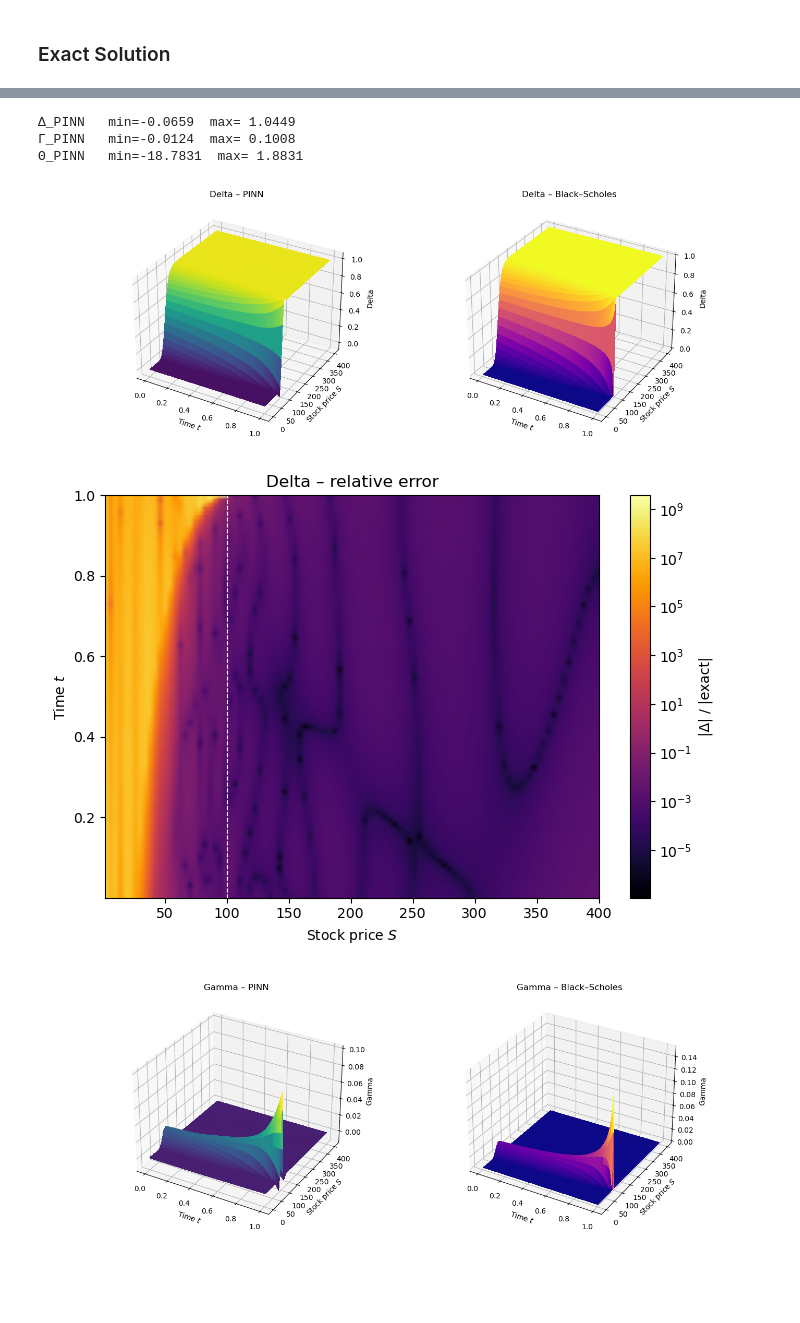
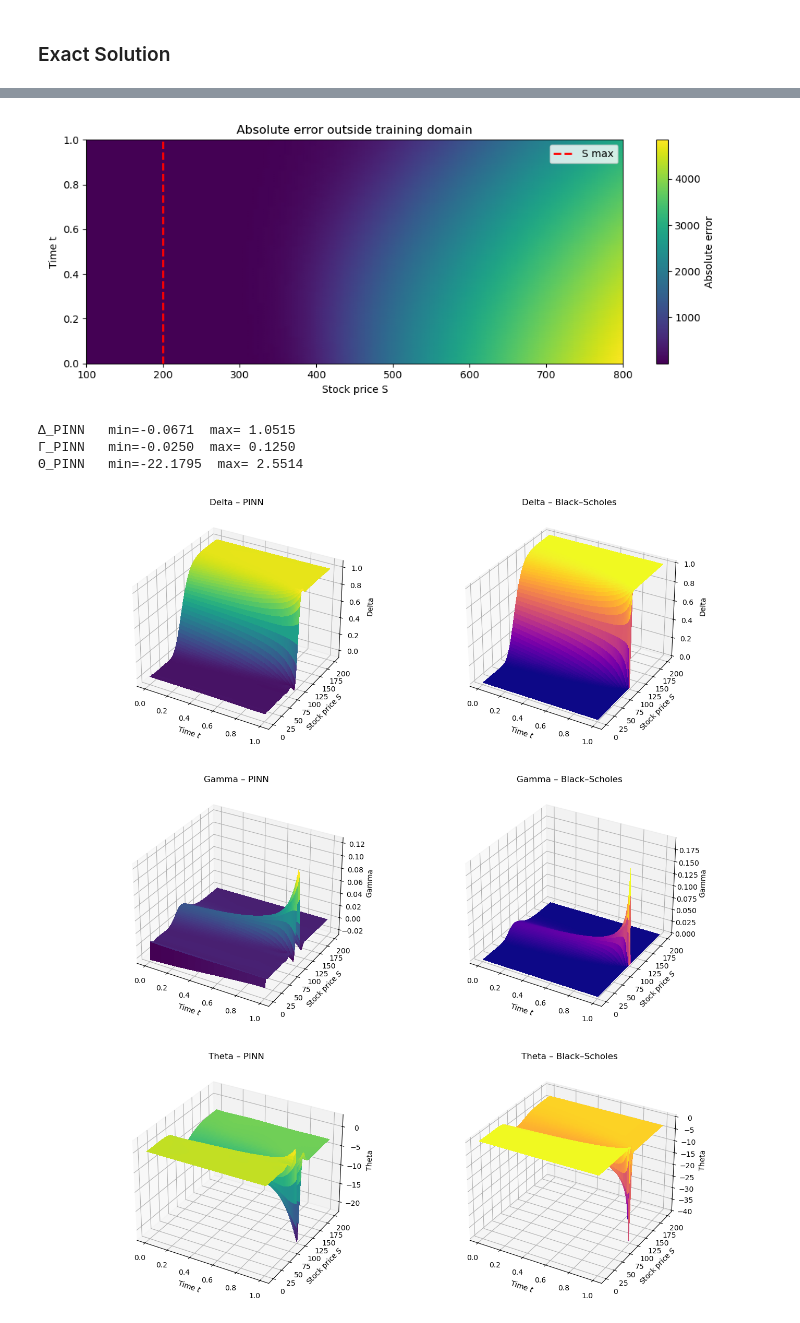
Before and after one commit to jmelo11/pricing_pinns, a Jupyter notebook: experiments/blackscholes/call/call.ipynb, the cells around one changed output, grey strips where cells are left out. Cells and saved outputs as stored; diff of their text form; code cells hidden in the pictures; blank space fills up the shorter version.

```diff
--- a/experiments/blackscholes/call/call.ipynb
+++ b/experiments/blackscholes/call/call.ipynb
@@ -31,7 +31,7 @@ torch.set_default_dtype(DTYPE)
 ## Parameters
 # %%
 STRIKE = 100
-S_MIN, S_MAX =  0, 4*STRIKE
+S_MIN, S_MAX =  0, 2*STRIKE
 X_MIN, X_MAX = np.log((S_MIN+1e-4)/STRIKE), np.log(S_MAX/STRIKE)
 
 T     = 1.0      # years to expiry
@@ -219,18 +218,18 @@ plt.show()
 # %%
 # smooth absolute / relative-error heat-maps
-fig2 = plt.figure(figsize=(10, 7))
+fig2 = plt.figure(figsize=(10, 6))
 
-eps = 1e-4
+eps = 1e-1
 rel_err_np = np.abs(V_pinn_np - V_bs_np) / np.where(np.abs(V_bs_np) > eps,
                                                     V_bs_np,
                                                     np.nan)
+den  = np.maximum(np.abs(V_bs_np), eps)
+rel_err_np  = np.abs(V_pinn_np - den) / den
 
 # absolute error -----------------------------------------------------------
 ax1 = fig2.add_subplot(2, 1, 1)
-cmesh1 = ax1.pcolormesh(S_np, t_np, err_np,
-                        shading="gouraud",           # <- smooth shading
-                        cmap="inferno")
-ax1.set_title("Absolute error |V_PINN - V_BS|")
+cmesh1 = ax1.pcolormesh(S_np, t_np, err_np, cmap="viridis")
+ax1.set_title(r"Absolute error $|V_\text{PINN} - V_\text{BS}|$")
 ax1.set_xlabel("Stock price S")
 ax1.set_ylabel("Time t")
 ax1.axvline(x=STRIKE, color="red", linestyle="--", linewidth=2,
@@ -243,10 +242,9 @@ ax2 = fig2.add_subplot(2, 1, 2)
 log_norm = mcolors.LogNorm(vmin=np.nanmin(rel_err_np[rel_err_np > 0]),
                            vmax=np.nanmax(rel_err_np))
 cmesh2 = ax2.pcolormesh(S_np, t_np, rel_err_np,
-                        shading="gouraud",           # <- smooth shading
                         cmap="viridis",
                         norm=log_norm)
-ax2.set_title("Relative error |V_PINN - V_BS| / V_BS")
+ax2.set_title(r"Relative error $|V_\text{PINN} - V_\text{BS}| / V_\text{BS}$")
 ax2.set_xlabel("Stock price S")
 ax2.set_ylabel("Time t")
 ax2.axvline(x=STRIKE, color="red", linestyle="--", linewidth=2,
@@ -381,19 +387,21 @@ ax_ex  = fig_ex.add_subplot(111)
 
 pcm = ax_ex.pcolormesh(S_ex_np, T - tau_ex_np, err_ex,
                        shading="gouraud",
-                       cmap="inferno")
+                       cmap="viridis")
 ax_ex.set_title("Absolute error outside training domain")
 ax_ex.set_xlabel("Stock price S")
 ax_ex.set_ylabel("Time t")
 
 # vertical line marking the training limit
 ax_ex.axvline(x=S_max_train, color="red", linestyle="--",
-              linewidth=2, label="train S max")
+              linewidth=2, label="S max")
 ax_ex.legend()
 
 fig_ex.colorbar(pcm, ax=ax_ex, label="Absolute error")
 fig_ex.tight_layout()
 plt.show()
+# %% [output]
+[figure, added]
 # %%
 # %% [markdown]
 # ### Greeks – consistent evaluation grid (no S = 0)
@@ -407,10 +415,10 @@ model.eval()
 
 # ── 0) grid parameters ─────────────────────────────────────────────────────
 n_t, n_S = 100, 100         # resolution in τ and S
-S_EPS    = 2             # strictly positive lower bound for S
+S_EPS    = 1             # strictly positive lower bound for S
 
 # τ and S vectors
-tau_vec = torch.linspace(0.0, T-1e-6, n_t, device=DEV)           # τ = T − t
+tau_vec = torch.linspace(0.0, T, n_t, device=DEV)           # τ = T − t
 S_vec   = torch.linspace(S_EPS, S_MAX, n_S, device=DEV)     # S ∈ (S_EPS, S_MAX]
 
 # 2-D mesh (tau × S)  --------------  everything derives from this
@@ -466,7 +474,8 @@ Gamma_bs = np.exp(-q*tau_np) * pdf / (S_np*SIGMA*sqrt_tau)
 Theta_bs = (- S_np*pdf*SIGMA*np.exp(-q*tau_np)/(2*sqrt_tau)
             - r*STRIKE*np.exp(-r*tau_np)*norm.cdf(d2)
             + q*S_np*np.exp(-q*tau_np)*norm.cdf(d1))
-
+V_bs = (S_np * np.exp(-q*tau_np) * norm.cdf(d1)
+        - STRIKE * np.exp(-r*tau_np) * norm.cdf(d2))
 # ── 4) quick diagnostic printout ───────────────────────────────────────────
 for n, arr in [('Δ_PINN', Δ_pin), ('Γ_PINN', Γ_pin), ('Θ_PINN', Θ_pin)]:
     print(f'{n:7s}  min={np.nanmin(arr): .4f}  max={np.nanmax(arr): .4f}')
@@ -476,39 +485,39 @@ def surface_pair(pin, bs, title, cmap_p=cm.viridis, cmap_b=cm.plasma):
     fig = plt.figure(figsize=(14,5))
     # PINN
     ax1 = fig.add_subplot(1,2,1, projection='3d')
     ax1.plot_surface((T - tau_np), S_np, pin, cmap=cmap_p,
                      rstride=1, cstride=1, linewidth=0, antialiased=False)
     ax1.set_title(f'{title} – PINN')
     ax1.set_xlabel('Time $t$'); ax1.set_ylabel('Stock price $S$'); ax1.set_zlabel(title)
     # Black-Scholes
     ax2 = fig.add_subplot(1,2,2, projection='3d')
     ax2.plot_surface((T - tau_np), S_np, bs, cmap=cmap_b,
                      rstride=1, cstride=1, linewidth=0, antialiased=False)
     ax2.set_title(f'{title} – Black–Scholes')
     ax2.set_xlabel('Time $t$'); ax2.set_ylabel('Stock price $S$'); ax2.set_zlabel(title)
     plt.tight_layout(); plt.show()
 
 def rel_err(pin, bs, title):
     eps = 1e-10
     rel = np.abs(pin - bs) / np.maximum(np.abs(bs), eps)
     fig, ax = plt.subplots(figsize=(7,5))
     norm = mcolors.LogNorm(vmin=rel[rel>0].min(), vmax=rel.max())
     pcm  = ax.pcolormesh(S_np, (T - tau_np), rel,
                          shading='gouraud', cmap='inferno', norm=norm)
     ax.set_title(f'{title} – relative error')
     ax.set_xlabel('Stock price $S$'); ax.set_ylabel('Time $t$')
     ax.axvline(STRIKE, ls='--', lw=0.8, color='white')
     fig.colorbar(pcm, ax=ax, label='|Δ| / |exact|')
     plt.tight_layout(); plt.show()
 
 # ── 6) draw Δ, Γ, Θ ────────────────────────────────────────────────────────
-surface_pair(Δ_pin, Delta_bs, 'Delta');  rel_err(Δ_pin, Delta_bs, 'Delta')
-surface_pair(Γ_pin, Gamma_bs, 'Gamma');  rel_err(Γ_pin, Gamma_bs, 'Gamma')
-surface_pair(Θ_pin, Theta_bs, 'Theta');  rel_err(Θ_pin, Theta_bs, 'Theta')
+surface_pair(Δ_pin, Delta_bs, 'Delta')
+surface_pair(Γ_pin, Gamma_bs, 'Gamma')
+surface_pair(Θ_pin, Theta_bs, 'Theta')
 # %% [output]
-Δ_PINN   min=-0.0659  max= 1.0449
-Γ_PINN   min=-0.0124  max= 0.1008
-Θ_PINN   min=-18.7831  max= 1.8831
+Δ_PINN   min=-0.0671  max= 1.0515
+Γ_PINN   min=-0.0250  max= 0.1250
+Θ_PINN   min=-22.1795  max= 2.5514
-[figure, old version]
+[figure, new version]
-[figure, old version]
+[figure, new version]
-[figure, old version]
+[figure, new version]
```
Also changed, not shown: parts of 14 cells of this notebook, 23 other files.
